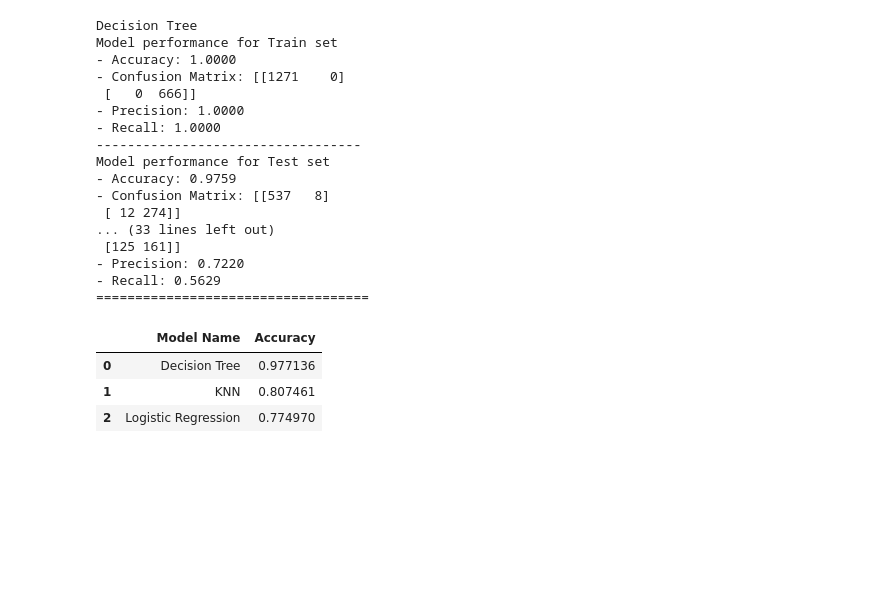
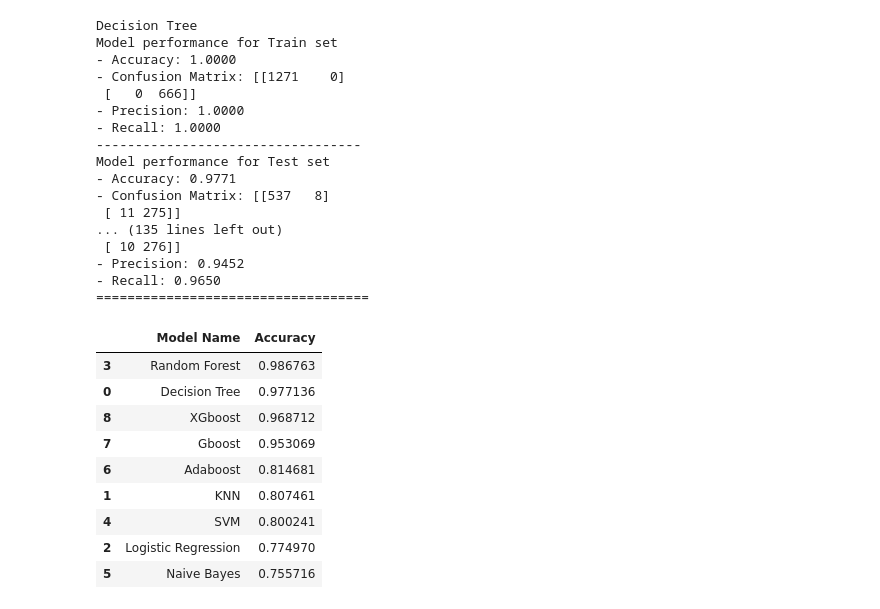
Before and after one commit to JonBws/Diabetes_Classification, a Jupyter notebook: notebook/Model Training.ipynb, the cells around one changed output. Drawn from its saved outputs; the diff is of its cells as text; code cells hidden in the pictures; blank space fills up the shorter version.

```diff
--- a/notebook/Model Training.ipynb
+++ b/notebook/Model Training.ipynb
@@ -59,3 +107,28 @@ preprocessor = ColumnTransformer(
+# %%
+numerical_columns = ['Pregnancies','Glucose','BloodPressure', 'SkinThickness',
+                    'Insulin', 'BMI', 'DiabetesPedigreeFunction', 'Age']
+categorical_columns = []
+
+num_pipeline=Pipeline(
+    steps=[
+     ('scaler', StandardScaler(with_mean=False))
+    ]
+)
+
+# cat_pipeline=Pipeline(
+#     steps=[
+#     ('imputer', SimpleImputer(strategy='most_frequent')),
+#     ('one_hot_encoder', OneHotEncoder())
+#     ('scaler', StandardScaler(with_mean=False))
+#     ]
+
+# )
+
+preprocessor = ColumnTransformer(
+                [
+                ('num_pipeline',num_pipeline,numerical_columns)
+                ]
+            )
 # %%
 
 xtrain, xtest, ytrain, ytest = train_test_split(X,Y,test_size=0.3,random_state=123)
@@ -99,7 +164,14 @@ def model_evaluation (true, predicted):
 models = {
     'Decision Tree': DecisionTreeClassifier(),
     'KNN': KNeighborsClassifier(),
-    'Logistic Regression': LogisticRegression()
+    'Logistic Regression': LogisticRegression(),
+    'Random Forest': RandomForestClassifier(),
+    'SVM': SVC(),
+    'Naive Bayes': GaussianNB(),
+    'Adaboost': AdaBoostClassifier(),
+    'Gboost': CatBoostClassifier(verbose=False),
+    'XGboost': XGBClassifier()
+
 }
 
 model_list = []
@@ -149,19 +221,25 @@ Model performance for Train set
 - Recall: 1.0000
 ----------------------------------
 Model performance for Test set
-- Accuracy: 0.9759
+- Accuracy: 0.9771
 - Confusion Matrix: [[537   8]
- [ 12 274]]
-... (33 lines left out)
- [125 161]]
-- Precision: 0.7220
-- Recall: 0.5629
+ [ 11 275]]
+... (135 lines left out)
+ [ 10 276]]
+- Precision: 0.9452
+- Recall: 0.9650
 ===================================
 # %%
 df_results = pd.DataFrame(list(zip(model_list, accuracy_list)), columns=['Model Name', 'Accuracy']).sort_values(by=["Accuracy"],ascending=False)
-df_result
+df_results
 # %% [output]
 |  | Model Name | Accuracy |
+| 3 | Random Forest | 0.986763 |
 | 0 | Decision Tree | 0.977136 |
+| 8 | XGboost | 0.968712 |
+| 7 | Gboost | 0.953069 |
+| 6 | Adaboost | 0.814681 |
 | 1 | KNN | 0.807461 |
+| 4 | SVM | 0.800241 |
 | 2 | Logistic Regression | 0.774970 |
+| 5 | Naive Bayes | 0.755716 |
```
Also changed, not shown: parts of 16 cells of this notebook.
